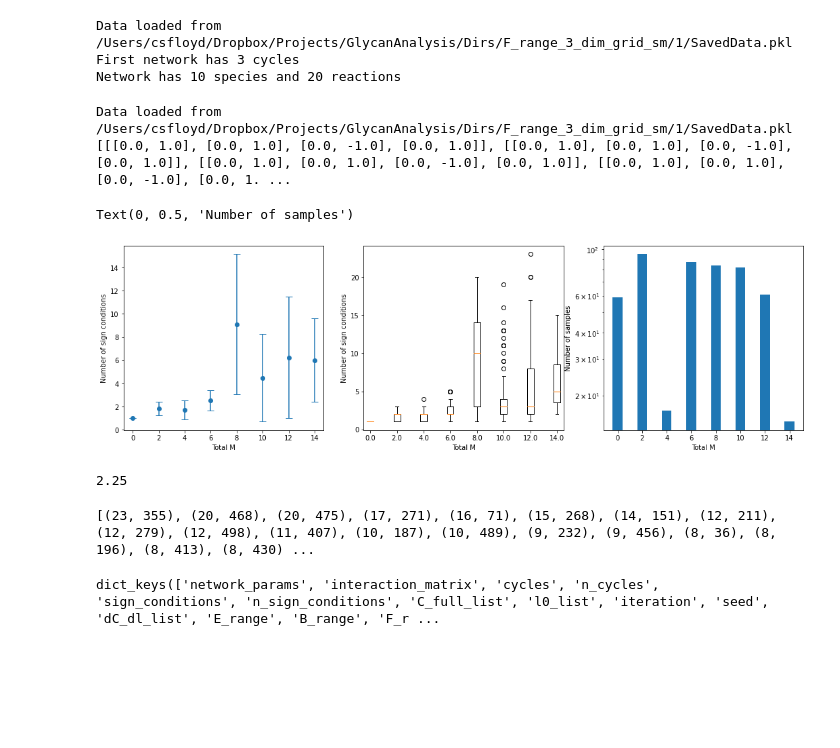
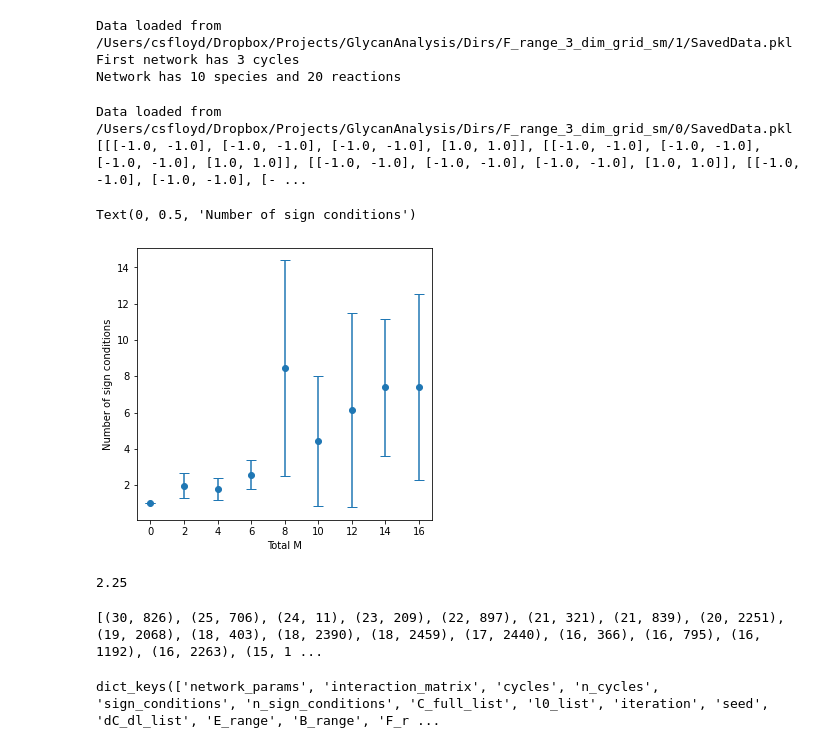
Before and after one commit to csfloyd/GlycanAnalysis, a Jupyter notebook: Python/analyze_data.ipynb, the cells around one changed output. Drawn from its saved outputs; the diff is of its cells as text; code cells hidden in the pictures; blank space fills up the shorter version.

```diff
--- a/Python/analyze_data.ipynb
+++ b/Python/analyze_data.ipynb
@@ -35,14 +35,14 @@ First network has 3 cycles
 Network has 10 species and 20 reactions
 # %%
 path = "/Users/csfloyd/Dropbox/Projects/GlycanAnalysis/Dirs/F_range_3_dim_grid_sm"
-file = path + "/" + str(1) + "/SavedData.pkl"
+file = path + "/" + str(0) + "/SavedData.pkl"
 data_logger = NetworkDataLogger(file)
 
 sign_conditions = data_logger.network_data[0]['sign_conditions']
 print(sign_conditions)
 # %% [output]
-Data loaded from /Users/csfloyd/Dropbox/Projects/GlycanAnalysis/Dirs/F_range_3_dim_grid_sm/1/SavedData.pkl
-[[[0.0, 1.0], [0.0, 1.0], [0.0, -1.0], [0.0, 1.0]], [[0.0, 1.0], [0.0, 1.0], [0.0, -1.0], [0.0, 1.0]], [[0.0, 1.0], [0.0, 1.0], [0.0, -1.0], [0.0, 1.0]], [[0.0, 1.0], [0.0, 1.0], [0.0, -1.0], [0.0, 1. ...
+Data loaded from /Users/csfloyd/Dropbox/Projects/GlycanAnalysis/Dirs/F_range_3_dim_grid_sm/0/SavedData.pkl
+[[[-1.0, -1.0], [-1.0, -1.0], [-1.0, -1.0], [1.0, 1.0]], [[-1.0, -1.0], [-1.0, -1.0], [-1.0, -1.0], [1.0, 1.0]], [[-1.0, -1.0], [-1.0, -1.0], [-1.0, -1.0], [1.0, 1.0]], [[-1.0, -1.0], [-1.0, -1.0], [- ...
 # %%
 # def get_n_unique_signss(data_logger, cut_off, conservative_comparison = False, log_scale = False, dims = None):
 #     n_unique_signs = []
@@ -94,45 +94,45 @@ n_unique_signs = get_n_unique_signss(data_logger, 1e-6, conservative_comparison
 # %%
 y_data = np.array([data_logger.network_data[m]['n_sign_conditions'] for m in range(len(data_logger.network_data))])
 #y_data = np.array(y_data)
-y_data = np.array(n_unique_signs)
+#y_data = np.array(n_unique_signs)
 #M_values = np.array([data_logger.network_data[n]['conservation_changes']['M_0t1'] + data_logger.network_data[n]['conservation_changes']['M_1t0'] + data_logger.network_data[n]['conservation_changes']['M_0b1'] for n in range(len(data_logger.network_data))])
 #M_values = np.array([data_logger.network_data[n]['interaction_matrix'].sum() for n in range(len(data_logger.network_data))])
+#M_values = np.array([np.triu(data_logger.network_data[n]['interaction_matrix']).sum() for n in range(len(data_logger.network_data))])
 M_values = np.array([np.triu(data_logger.network_data[n]['interaction_matrix']).sum() for n in range(len(data_logger.network_data))])
-#M_values = np.array([data_logger.network_data[n]['interaction_matrix'][:2,2].sum() for n in range(len(data_logger.network_data))])
 
 unique_M = np.unique(M_values)
 n_sign_conditions_by_M = {M: y_data[M_values == M].tolist() for M in unique_M}
 means = [np.mean(n_sign_conditions_by_M[M]) for M in unique_M]
 stds = [np.std(n_sign_conditions_by_M[M]) for M in unique_M]
 medians = [np.median(n_sign_conditions_by_M[M]) for M in unique_M]
 mads = [np.median(np.abs(np.array(n_sign_conditions_by_M[M]) - np.median(n_sign_conditions_by_M[M]))) for M in unique_M]
 
 
 
 plt.figure(figsize=(18,5))
 
 plt.subplot(1,3,1)
 plt.errorbar(unique_M, means, yerr=stds, fmt='o', capsize=5)
 #plt.errorbar(unique_M, medians, yerr=mads, fmt='o', capsize=5)
 plt.xlabel('Total M')
 plt.ylabel('Number of sign conditions')
 #plt.ylim(0,12)
 
-plt.subplot(1,3,2)
-plt.boxplot([y_data[M_values == M] for M in unique_M], positions=unique_M)
-plt.xlabel('Total M')
-plt.ylabel('Number of sign conditions')
-#plt.ylim(0,12)
+# plt.subplot(1,3,2)
+# plt.boxplot([y_data[M_values == M] for M in unique_M], positions=unique_M)
+# plt.xlabel('Total M')
+# plt.ylabel('Number of sign conditions')
+# #plt.ylim(0,12)
 
-plt.subplot(1,3,3)
-samples_per_M = [np.sum(M_values == M) for M in unique_M]
-plt.bar(unique_M, samples_per_M)
-plt.yscale('log')
-plt.xlabel('Total M')
-plt.ylabel('Number of samples')
+# plt.subplot(1,3,3)
+# samples_per_M = [np.sum(M_values == M) for M in unique_M]
+# plt.bar(unique_M, samples_per_M)
+# plt.yscale('log')
+# plt.xlabel('Total M')
+# plt.ylabel('Number of samples')
 # %% [output]
-Text(0, 0.5, 'Number of samples')
+Text(0, 0.5, 'Number of sign conditions')
-[figure, old version]
+[figure, new version]
 # %%
 print(np.mean(n_sign_conditions_by_M[16]))
 # %% [output]
@@ -148,7 +148,7 @@ sorted_list = sorted(l, key=lambda x: x[0], reverse=True)
 print(sorted_list)
 print("")
 # %% [output]
-[(23, 355), (20, 468), (20, 475), (17, 271), (16, 71), (15, 268), (14, 151), (12, 211), (12, 279), (12, 498), (11, 407), (10, 187), (10, 489), (9, 232), (9, 456), (8, 36), (8, 196), (8, 413), (8, 430) ...
+[(30, 826), (25, 706), (24, 11), (23, 209), (22, 897), (21, 321), (21, 839), (20, 2251), (19, 2068), (18, 403), (18, 2390), (18, 2459), (17, 2440), (16, 366), (16, 795), (16, 1192), (16, 2263), (15, 1 ...
 # %%
 data_logger.network_data[network_index].keys()
 # %% [output]
```
Also changed, not shown: parts of 5 cells of this notebook, 10 other files.
